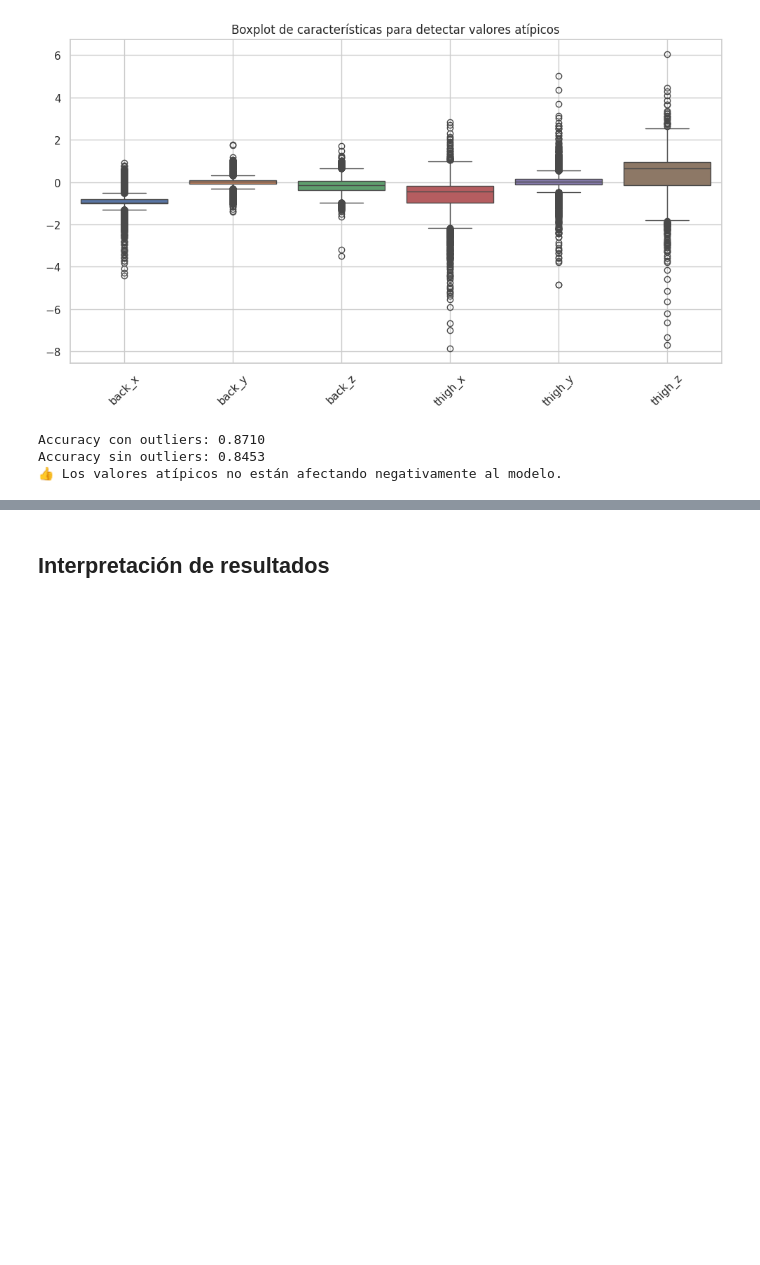
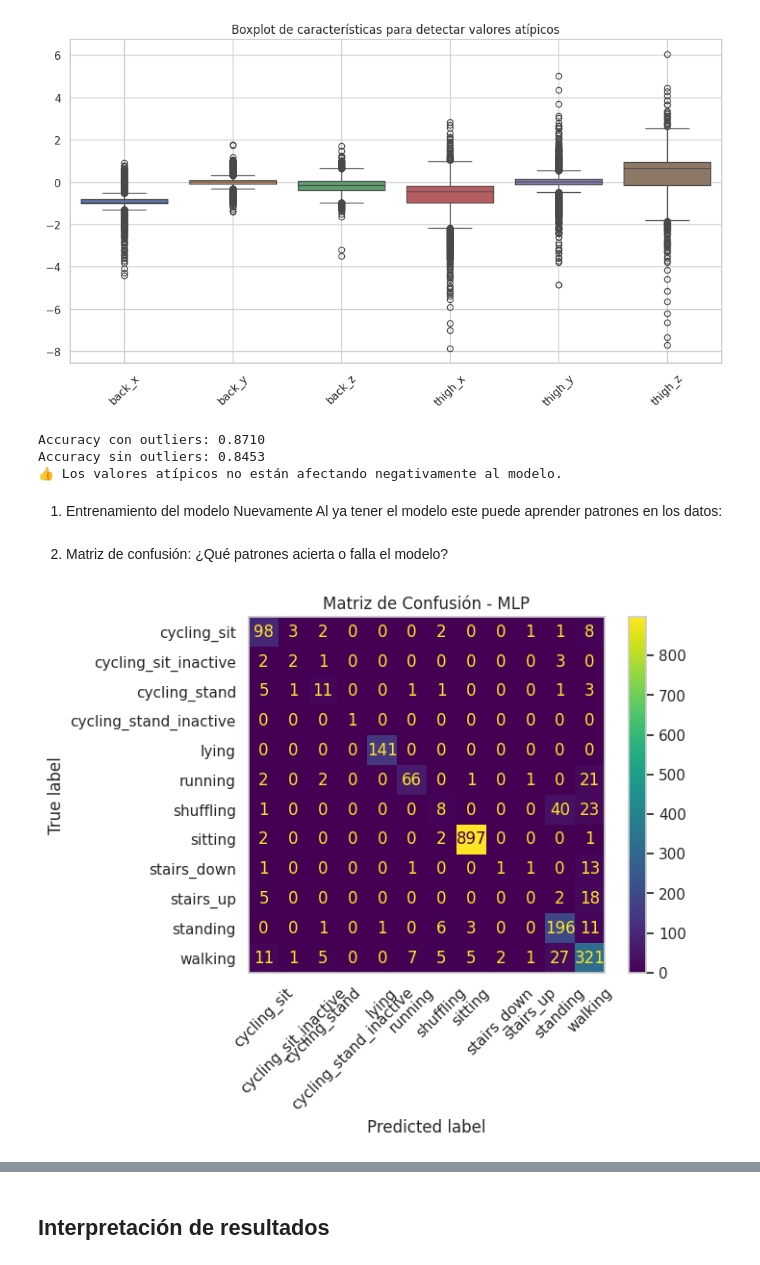
Before and after one commit to martindotpy/har-api, a Jupyter notebook: src/har_clustering.ipynb, the cells around one changed output, grey strips where cells are left out. Saved outputs shown, nothing was run; the diff lists cells and outputs as text; code cells hidden in the pictures; blank space fills up the shorter version.

```diff
--- a/src/har_clustering.ipynb
+++ b/src/har_clustering.ipynb
@@ -639,3 +639,22 @@ else:
 Accuracy con outliers: 0.8710
 Accuracy sin outliers: 0.8453
 👍 Los valores atípicos no están afectando negativamente al modelo.
+# %% [markdown]
+1. Entrenamiento del modelo Nuevamente
+Al ya tener el modelo este puede aprender patrones en los datos:
+# %%
+mlp.fit(X_train, y_train)
+y_pred = mlp.predict(X_test)
+# %% [markdown]
+2. Matriz de confusión: ¿Qué patrones acierta o falla el modelo?
+# %%
+from sklearn.metrics import confusion_matrix, ConfusionMatrixDisplay
+
+cm = confusion_matrix(y_test, y_pred)
+disp = ConfusionMatrixDisplay(confusion_matrix=cm, display_labels=mlp.classes_)
+disp.plot(cmap="viridis", xticks_rotation=45)
+plt.title("Matriz de Confusión - MLP")
+plt.grid(False)
+plt.show()
+# %% [output]
+[figure, added]
```
Also changed, not shown: parts of 11 cells of this notebook.
